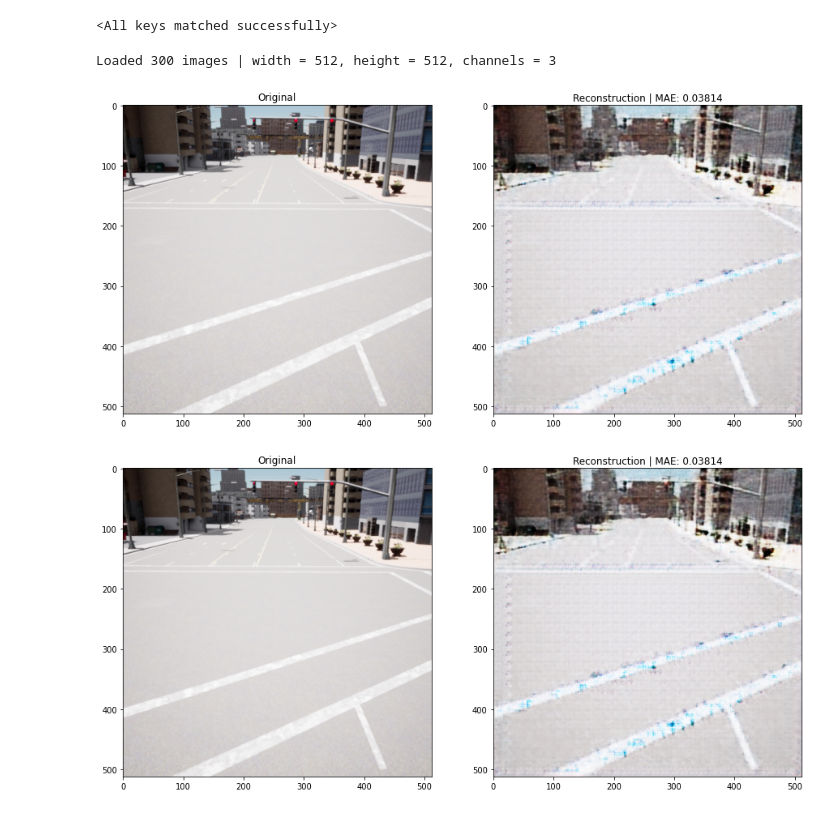
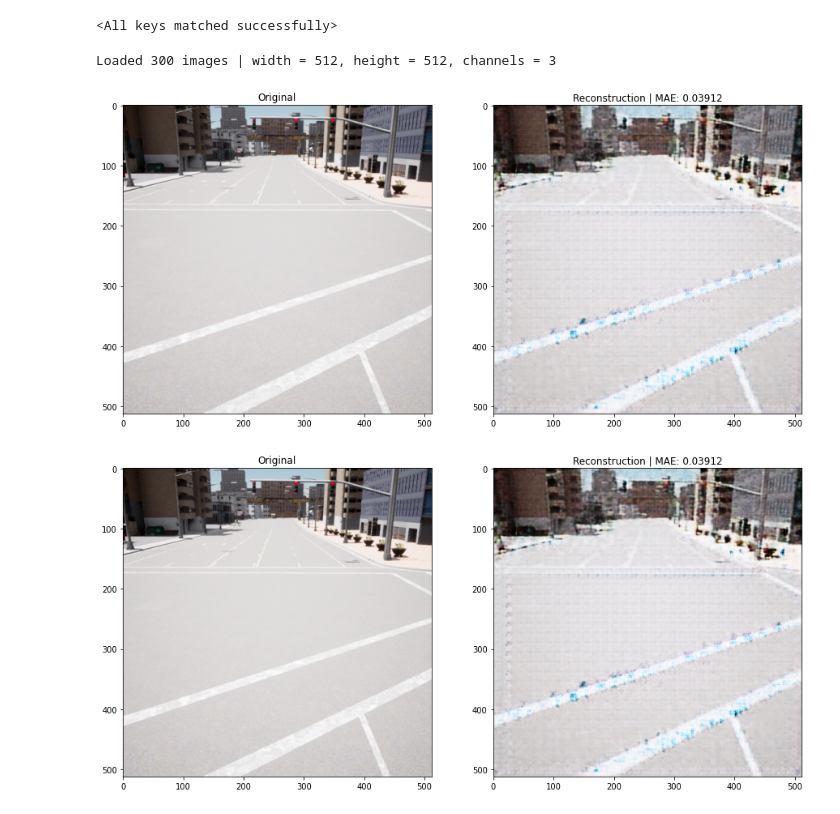
Before and after one commit to MoritzNekolla/Anomaly, a Jupyter notebook: Eval_AE.ipynb, the cells around one changed output. Cells and saved outputs as stored; diff of their text form; code cells hidden in the pictures.

```diff
--- a/Eval_AE.ipynb
+++ b/Eval_AE.ipynb
@@ -257,40 +257,40 @@ video = sampler.create_model_video(model, device)
 # kk = cv2.imread("test.png")
 # image_rgb = cv2.cvtColor(kk, cv2.COLOR_BGR2RGB)
 # cv2.imwrite("test.png", image_rgb)
-# %%
-test_data = Sampler.load_Images("/disk/vanishing_data/is789/anomaly_samples/Samples_2022-07-12_10:44:49/").astype("float32") / 255
-# %% [output]
-Loaded 300 images | width = 512, height = 512, channels = 3
-# %%
-import random
-
-def make_prediction(dataSet, index):
-    model.eval()
-    with torch.no_grad():
-        imgs = torch.as_tensor(np.array([dataSet[index]]))
-        imgs = np.transpose(imgs, (0,3,2,1))
-        imgs = imgs.to(device)
-    #         img = np.transpose(imgs[0].cpu().numpy(), [1,2,0])
-        true_img = imgs[0].cpu().numpy()
-        true_img = np.transpose(true_img, (2,1,0))
-
-        out = model(imgs)
-    #         outimg = np.transpose(out[0].cpu().numpy(), [1,2,0])
-        out = out[0].cpu().numpy()
-        out = np.transpose(out, (2,1,0))
-        errorMatrix = np.absolute(true_img - out)
-        errorAvg = np.sum(errorMatrix) / (errorMatrix.shape[0] * errorMatrix.shape[1] * errorMatrix.shape[2])
-        errorAvg = int(errorAvg * 100000)/ 100000.0
-
-        #plotting
-        fig, (ax1, ax2) = plt.subplots(1, 2, figsize=(15,15))
-        ax1.set_title("Original")
-        ax1.imshow(true_img)
-        ax2.set_title(f"Reconstruction | MAE: {errorAvg}")
-        ax2.imshow(out)
-        return fig
-
-make_prediction(test_data, 0)
-# %% [output]
-[figure, removed]
-[figure, removed]
+# %%
+test_data = Sampler.load_Images("/disk/vanishing_data/is789/anomaly_samples/Samples_2022-07-12_10:44:49/").astype("float32") / 255
+# %% [output]
+Loaded 300 images | width = 512, height = 512, channels = 3
+# %%
+import random
+
+def make_prediction(dataSet, index):
+    model.eval()
+    with torch.no_grad():
+        imgs = torch.as_tensor(np.array([dataSet[index]]))
+        imgs = np.transpose(imgs, (0,3,2,1))
+        imgs = imgs.to(device)
+    #         img = np.transpose(imgs[0].cpu().numpy(), [1,2,0])
+        true_img = imgs[0].cpu().numpy()
+        true_img = np.transpose(true_img, (2,1,0))
+
+        out = model(imgs)
+    #         outimg = np.transpose(out[0].cpu().numpy(), [1,2,0])
+        out = out[0].cpu().numpy()
+        out = np.transpose(out, (2,1,0))
+        errorMatrix = np.absolute(true_img - out)
+        errorAvg = np.sum(errorMatrix) / (errorMatrix.shape[0] * errorMatrix.shape[1] * errorMatrix.shape[2])
+        errorAvg = int(errorAvg * 100000)/ 100000.0
+
+        #plotting
+        fig, (ax1, ax2) = plt.subplots(1, 2, figsize=(15,15))
+        ax1.set_title("Original")
+        ax1.imshow(true_img)
+        ax2.set_title(f"Reconstruction | MAE: {errorAvg}")
+        ax2.imshow(out)
+        return fig
+
+make_prediction(test_data, 1)
+# %% [output]
+[figure, added]
+[figure, added]
```
Also changed, not shown: 1 other file.
